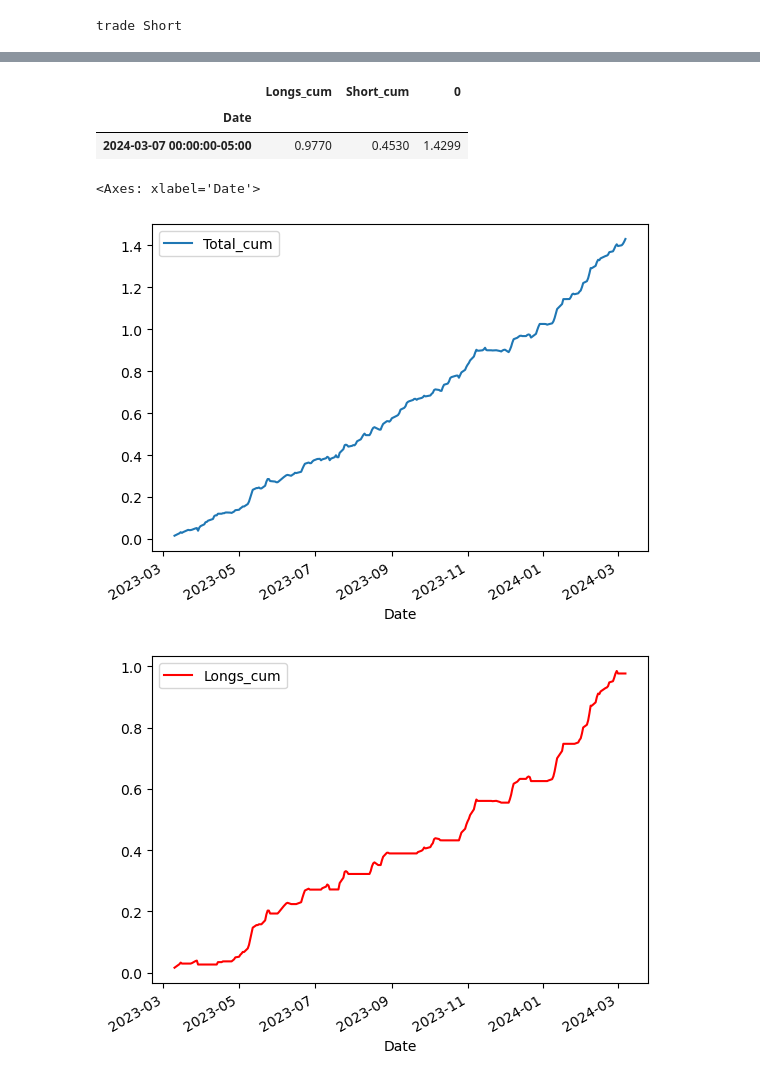
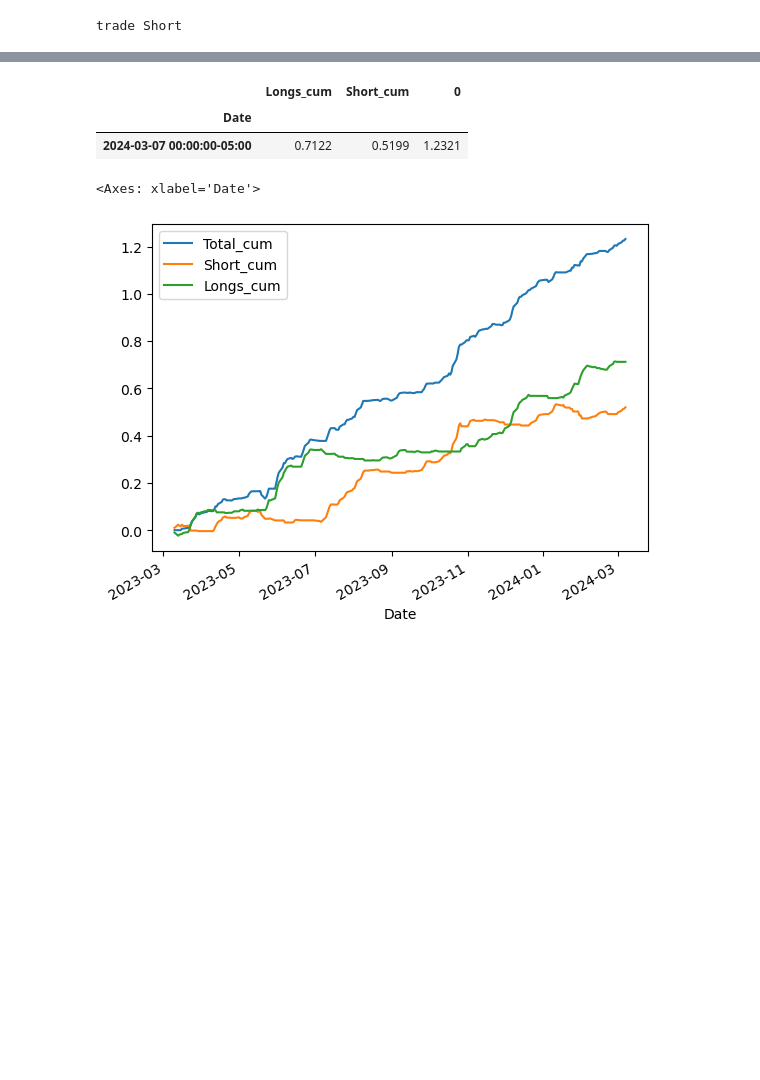
Before and after one commit to cfperna/jupyter, a Jupyter notebook: ml_model/force101_gold.ipynb, the cells around one changed output, grey strips where cells are left out. Cells and saved outputs as stored; diff of their text form; code cells hidden in the pictures; blank space fills up the shorter version.

Commit message:
single profit graph fix year base line

```diff
--- a/ml_model/force101_gold.ipynb
+++ b/ml_model/force101_gold.ipynb
@@ -11,5 +11,5 @@ threshold = 0.6
 # %%
-stocks = ["amat"]
+stocks = ["f",'^gspc']
 data =pd.DataFrame([])
 pd.options.display.float_format = '{:.4f}'.format
 # pd.set_option('display.max_rows', None)
@@ -283,12 +275,9 @@ returns
 # %% [output]
 |  | Longs_cum | Short_cum | 0 |
 | Date |  |  |  |
-| 2024-03-07 00:00:00-05:00 | 0.9770 | 0.4530 | 1.4299 |
+| 2024-03-07 00:00:00-05:00 | 0.7122 | 0.5199 | 1.2321 |
 # %%
-Trade_3.plot.line(y='Total_cum',use_index=True)
-Trade_3.plot.line(y='Longs_cum',use_index=True,color='red')
-Trade_3.plot.line(y='Short_cum',use_index=True,color='red')
+Trade_3.plot.line(y=['Total_cum','Short_cum','Longs_cum'],use_index=True)
 # %% [output]
 <Axes: xlabel='Date'>
-[figure, old version]
+[figure, new version]
-[figure, removed]
```
Also changed, not shown: parts of 12 cells of this notebook.
